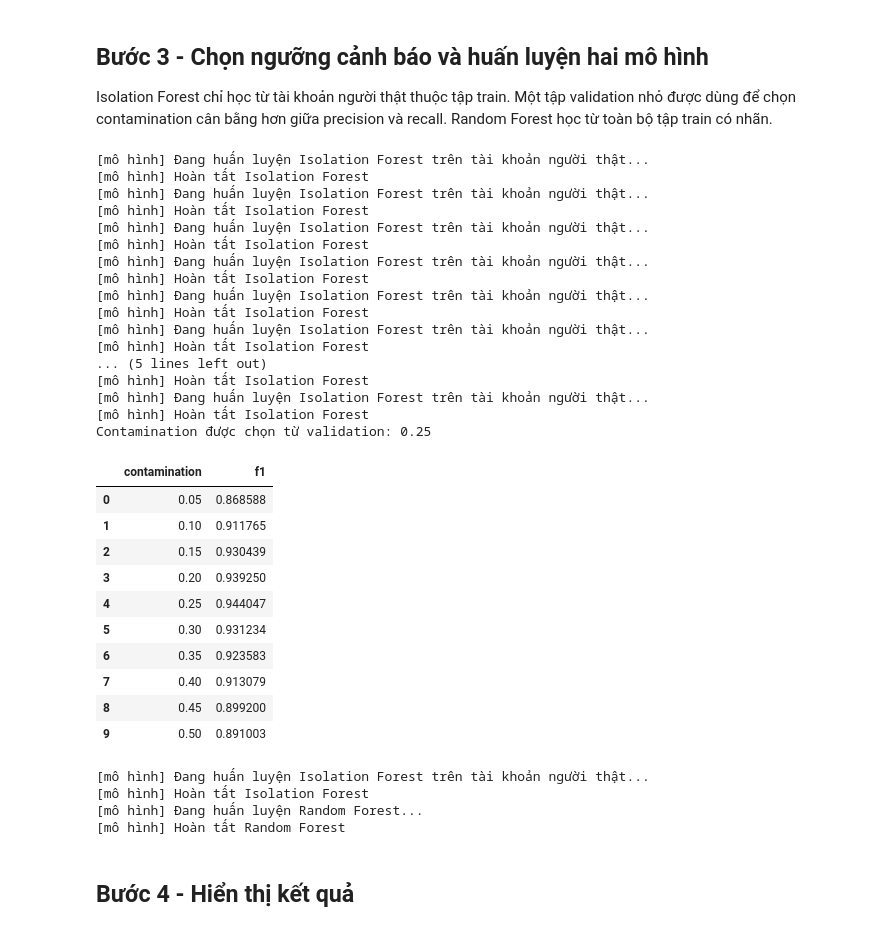
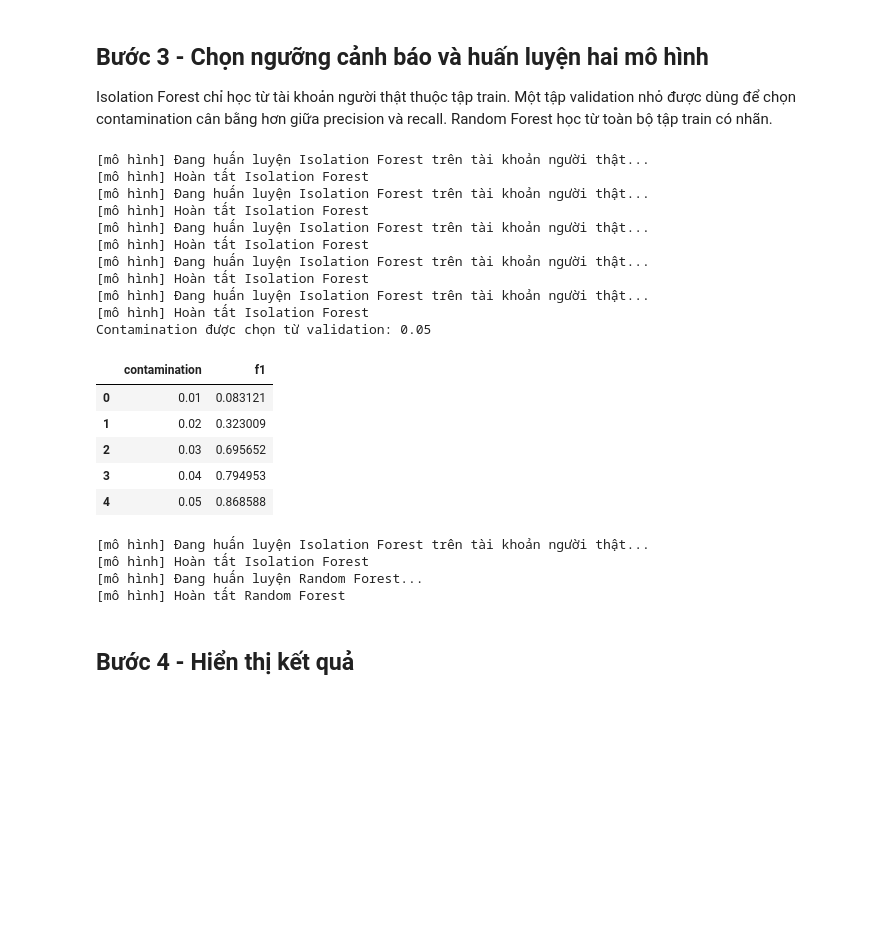
Before and after one commit to ncdanh0311/SocialAnomalyDetection, a Jupyter notebook: notebooks/03_modeling.ipynb, the cells around one changed output. Drawn from its saved outputs; the diff is of its cells as text; code cells hidden in the pictures; blank space fills up the shorter version.

```diff
--- a/notebooks/03_modeling.ipynb
+++ b/notebooks/03_modeling.ipynb
@@ -115,56 +115,45 @@ Isolation Forest chỉ học từ tài khoản người thật thuộc tập tra
 X_iso_fit, X_iso_val, y_iso_fit, y_iso_val = train_test_split(
     X_train_scaled_iso, y_train, test_size=0.20, random_state=SEED, stratify=y_train,
 )
-candidate_contaminations = [0.05, 0.10, 0.15, 0.20, 0.25, 0.30, 0.35, 0.40, 0.45, 0.50]
+candidate_contaminations = [0.01, 0.02, 0.03, 0.04, 0.05]
 validation_rows = []
 for contamination in candidate_contaminations:
     validation_result = run_isolation_forest(
         X_iso_fit.loc[y_iso_fit == 0], X_iso_val, y_iso_val, contamination=contamination,
     )
     validation_rows.append({'contamination': contamination, 'f1': validation_result['f1']})
 
 validation_df = pd.DataFrame(validation_rows)
 best_contamination = float(validation_df.loc[validation_df['f1'].idxmax(), 'contamination'])
 print(f'Contamination được chọn từ validation: {best_contamination:.2f}')
 display(validation_df)
 
 X_human_train_iso = X_train_scaled_iso.loc[y_train == 0]
 iso_results = run_isolation_forest(X_human_train_iso, X_test_scaled_iso, y_test, contamination=best_contamination)
 rf_results = run_random_forest(X_train_scaled, X_test_scaled, y_train, y_test)
 
 results = {
     'Isolation Forest': iso_results,
     'Random Forest': rf_results,
 }
 # %% [output]
 [mô hình] Đang huấn luyện Isolation Forest trên tài khoản người thật...
 [mô hình] Hoàn tất Isolation Forest
 [mô hình] Đang huấn luyện Isolation Forest trên tài khoản người thật...
 [mô hình] Hoàn tất Isolation Forest
 [mô hình] Đang huấn luyện Isolation Forest trên tài khoản người thật...
 [mô hình] Hoàn tất Isolation Forest
 [mô hình] Đang huấn luyện Isolation Forest trên tài khoản người thật...
 [mô hình] Hoàn tất Isolation Forest
 [mô hình] Đang huấn luyện Isolation Forest trên tài khoản người thật...
 [mô hình] Hoàn tất Isolation Forest
-[mô hình] Đang huấn luyện Isolation Forest trên tài khoản người thật...
-[mô hình] Hoàn tất Isolation Forest
-... (5 lines left out)
-[mô hình] Hoàn tất Isolation Forest
-[mô hình] Đang huấn luyện Isolation Forest trên tài khoản người thật...
-[mô hình] Hoàn tất Isolation Forest
-Contamination được chọn từ validation: 0.25
+Contamination được chọn từ validation: 0.05
 |  | contamination | f1 |
-| 0 | 0.05 | 0.868588 |
-| 1 | 0.10 | 0.911765 |
-| 2 | 0.15 | 0.930439 |
-| 3 | 0.20 | 0.939250 |
-| 4 | 0.25 | 0.944047 |
-| 5 | 0.30 | 0.931234 |
-| 6 | 0.35 | 0.923583 |
-| 7 | 0.40 | 0.913079 |
-| 8 | 0.45 | 0.899200 |
-| 9 | 0.50 | 0.891003 |
+| 0 | 0.01 | 0.083121 |
+| 1 | 0.02 | 0.323009 |
+| 2 | 0.03 | 0.695652 |
+| 3 | 0.04 | 0.794953 |
+| 4 | 0.05 | 0.868588 |
 [mô hình] Đang huấn luyện Isolation Forest trên tài khoản người thật...
 [mô hình] Hoàn tất Isolation Forest
 [mô hình] Đang huấn luyện Random Forest...
```
Also changed, not shown: parts of 5 cells of this notebook, 35 other files.
